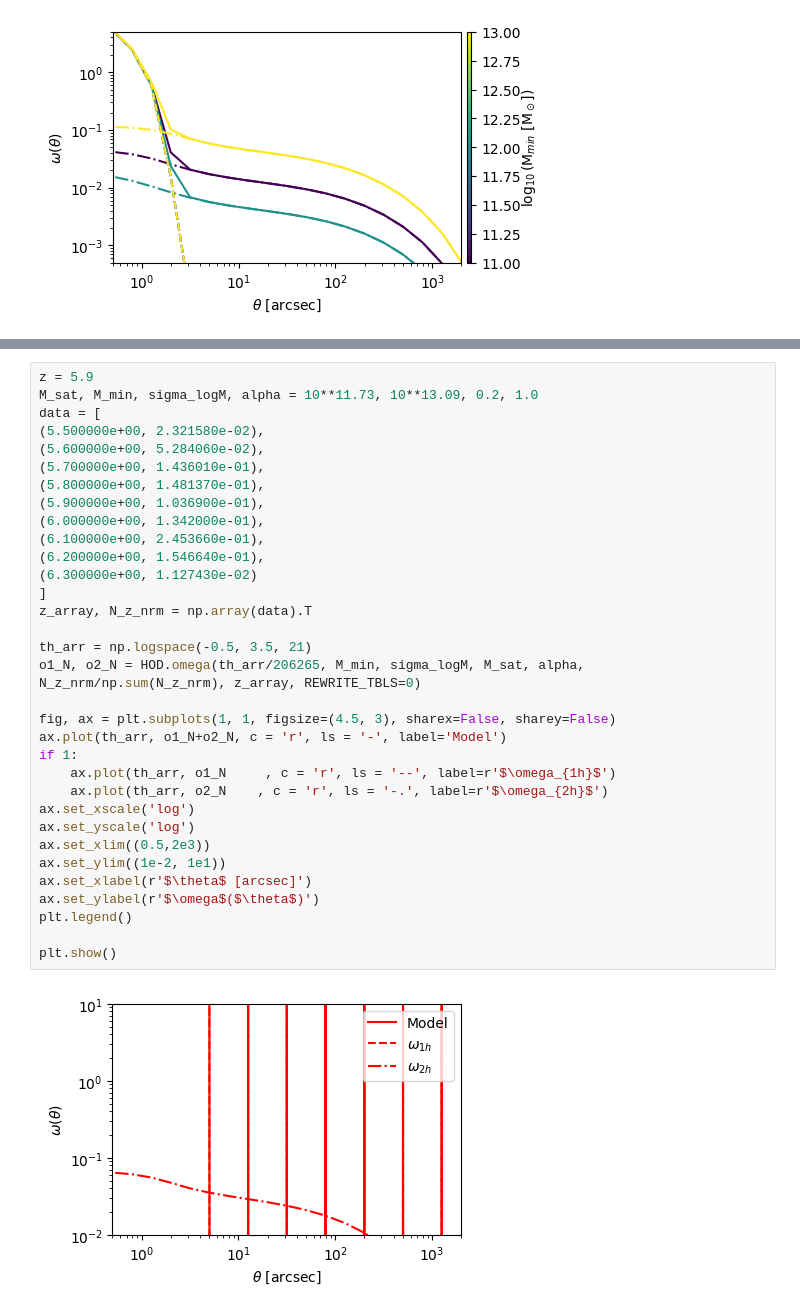
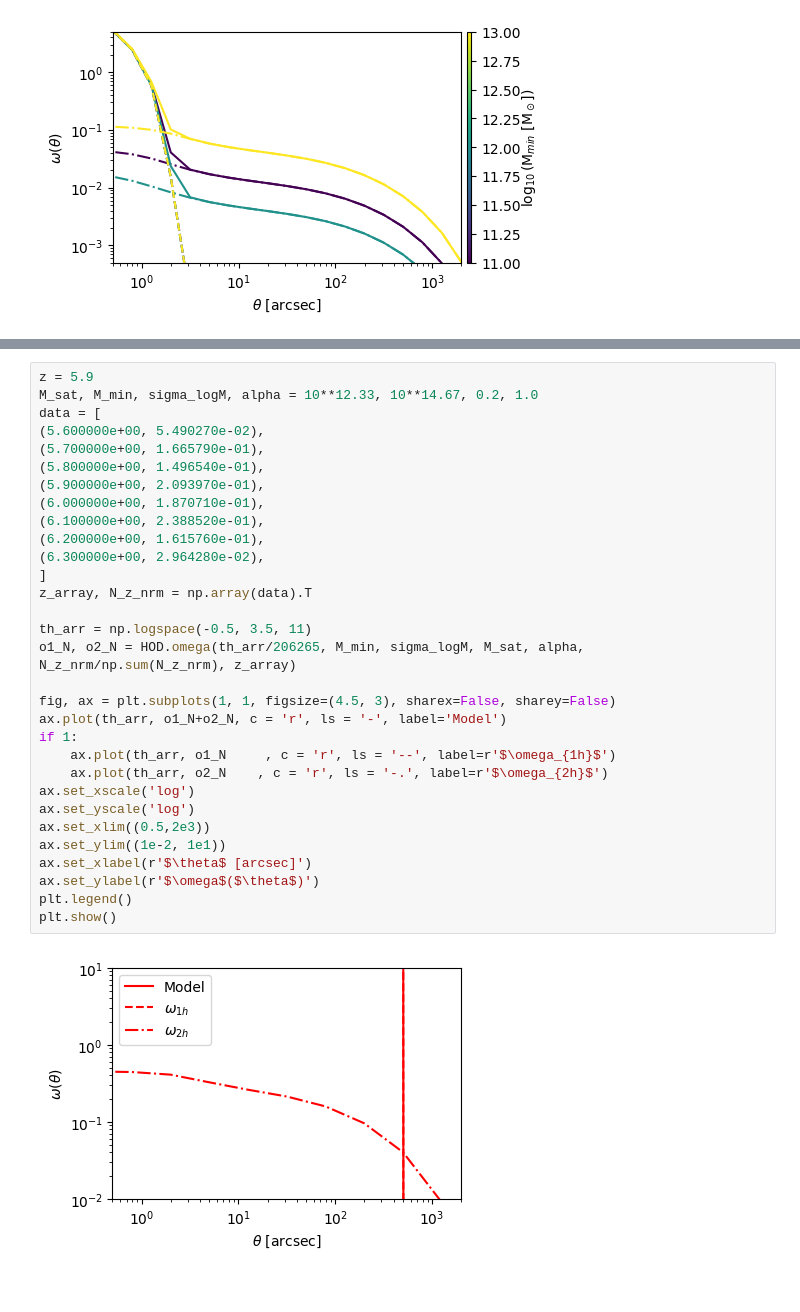
Before and after one commit to Ferr013/HOD, a Jupyter notebook: test_note.ipynb, the cells around one changed output, grey strips where cells are left out. Drawn from its saved outputs; the diff is of its cells as text.

```diff
--- a/test_note.ipynb
+++ b/test_note.ipynb
@@ -596,35 +628,33 @@ plt.show()
 # %%
 z = 5.9
-M_sat, M_min, sigma_logM, alpha = 10**11.73, 10**13.09, 0.2, 1.0
+M_sat, M_min, sigma_logM, alpha = 10**12.33, 10**14.67, 0.2, 1.0
 data = [
-(5.500000e+00, 2.321580e-02),
-(5.600000e+00, 5.284060e-02),
-(5.700000e+00, 1.436010e-01),
-(5.800000e+00, 1.481370e-01),
-(5.900000e+00, 1.036900e-01),
-(6.000000e+00, 1.342000e-01),
-(6.100000e+00, 2.453660e-01),
-(6.200000e+00, 1.546640e-01),
-(6.300000e+00, 1.127430e-02)
+(5.600000e+00, 5.490270e-02),
+(5.700000e+00, 1.665790e-01),
+(5.800000e+00, 1.496540e-01),
+(5.900000e+00, 2.093970e-01),
+(6.000000e+00, 1.870710e-01),
+(6.100000e+00, 2.388520e-01),
+(6.200000e+00, 1.615760e-01),
+(6.300000e+00, 2.964280e-02),
 ]
 z_array, N_z_nrm = np.array(data).T
 
-th_arr = np.logspace(-0.5, 3.5, 21)
-o1_N, o2_N = HOD.omega(th_arr/206265, M_min, sigma_logM, M_sat, alpha, N_z_nrm/np.sum(N_z_nrm), z_array, REWRITE_TBLS=0)
+th_arr = np.logspace(-0.5, 3.5, 11)
+o1_N, o2_N = HOD.omega(th_arr/206265, M_min, sigma_logM, M_sat, alpha, N_z_nrm/np.sum(N_z_nrm), z_array)
 
 fig, ax = plt.subplots(1, 1, figsize=(4.5, 3), sharex=False, sharey=False)
 ax.plot(th_arr, o1_N+o2_N, c = 'r', ls = '-', label='Model')
 if 1:
     ax.plot(th_arr, o1_N     , c = 'r', ls = '--', label=r'$\omega_{1h}$')
     ax.plot(th_arr, o2_N    , c = 'r', ls = '-.', label=r'$\omega_{2h}$')
 ax.set_xscale('log')
 ax.set_yscale('log')
 ax.set_xlim((0.5,2e3))
 ax.set_ylim((1e-2, 1e1))
 ax.set_xlabel(r'$\theta$ [arcsec]')
 ax.set_ylabel(r'$\omega$($\theta$)')
 plt.legend()
-
 plt.show()
 # %% [output]
-[figure, old version]
+[figure, new version]
```
Also changed, not shown: parts of 7 cells of this notebook, 1 other file.
